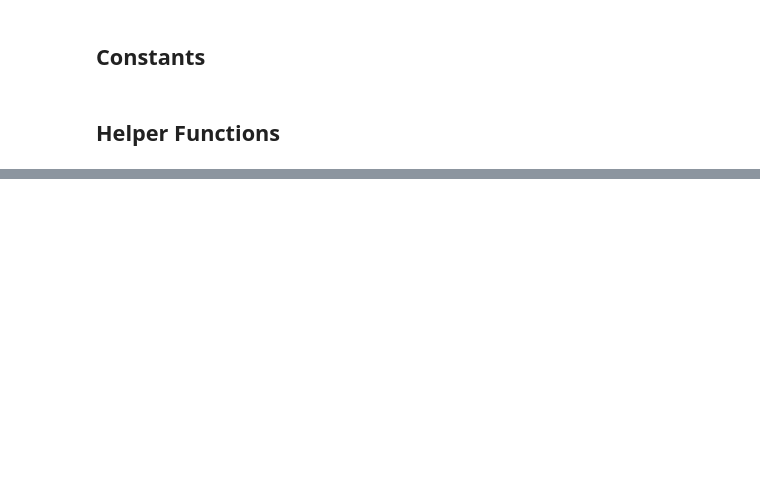
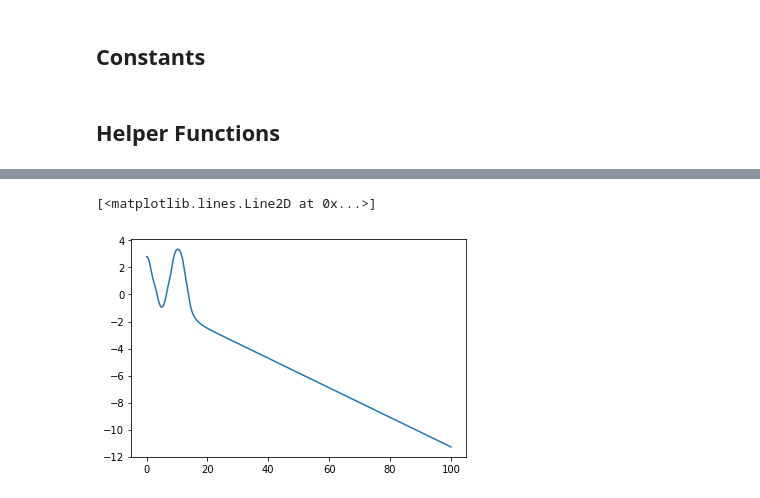
Before and after one commit to matix0508/MOFiT, a Jupyter notebook: lab1/sheet.ipynb, the cells around one changed output, grey strips where cells are left out. Drawn from its saved outputs; the diff is of its cells as text; code cells hidden in the pictures; blank space fills up the shorter version.

```diff
--- a/lab1/sheet.ipynb
+++ b/lab1/sheet.ipynb
@@ -40,6 +34,0 @@ def get_next_euler(x: float, v: float, dt: float) -> float:
-# %%
-def calculate_euler(t_range: int):
-    t = np.linspace(0, t_range, t_range / dt)
-    x = t.copy()
-    v = t.copy()
-    for i in range()
@@ -45,0 +121,6 @@ def calculate_euler(t_range: int):
+# %%
+xdata, vdata, tdata = calculate_euler(100, 0.1)
+plt.plot(tdata, xdata)
+# %% [output]
+[<matplotlib.lines.Line2D at 0x...>]
+[figure, added]
```
Also changed, not shown: parts of 10 cells of this notebook.
